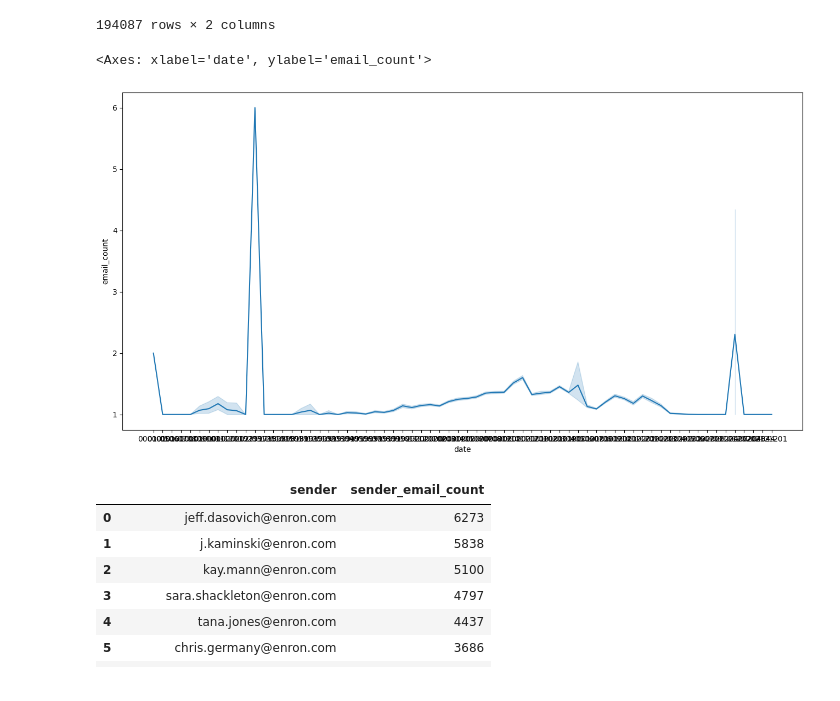
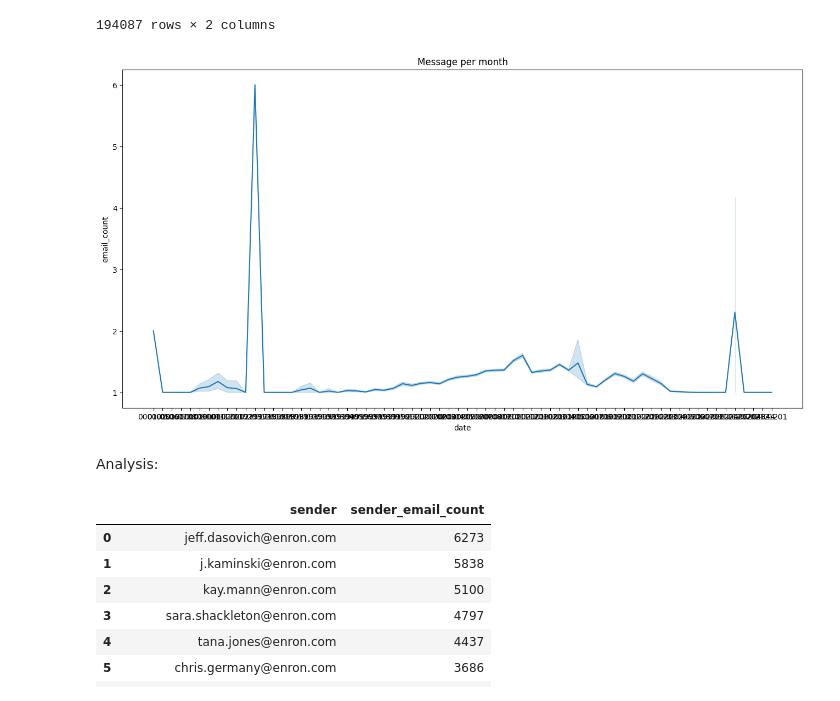
Before and after one commit to Sharrfaa/textsummariser, a Jupyter notebook: IBP_Assignment2.ipynb, the cells around one changed output. Drawn from its saved outputs; the diff is of its cells as text; code cells hidden in the pictures.

```diff
--- a/IBP_Assignment2.ipynb
+++ b/IBP_Assignment2.ipynb
@@ -283,9 +317,14 @@ messagepermonth_df
 | 194086 | 2044-01 | 1 |
 194087 rows × 2 columns
 # %%
+#plotting graph using subplots() and lineplot()
+
 fig = plt.subplots(figsize=(16,8))
 sns.lineplot(x="date", y="email_count" ,data= messagepermonth_df)
+plt.title('Message per month')
+plt.show()
 # %% [output]
-<Axes: xlabel='date', ylabel='email_count'>
-[figure, old version]
+[figure, new version]
+# %% [markdown]
+Analysis:
 # %%
```
Also changed, not shown: parts of 28 cells of this notebook.
